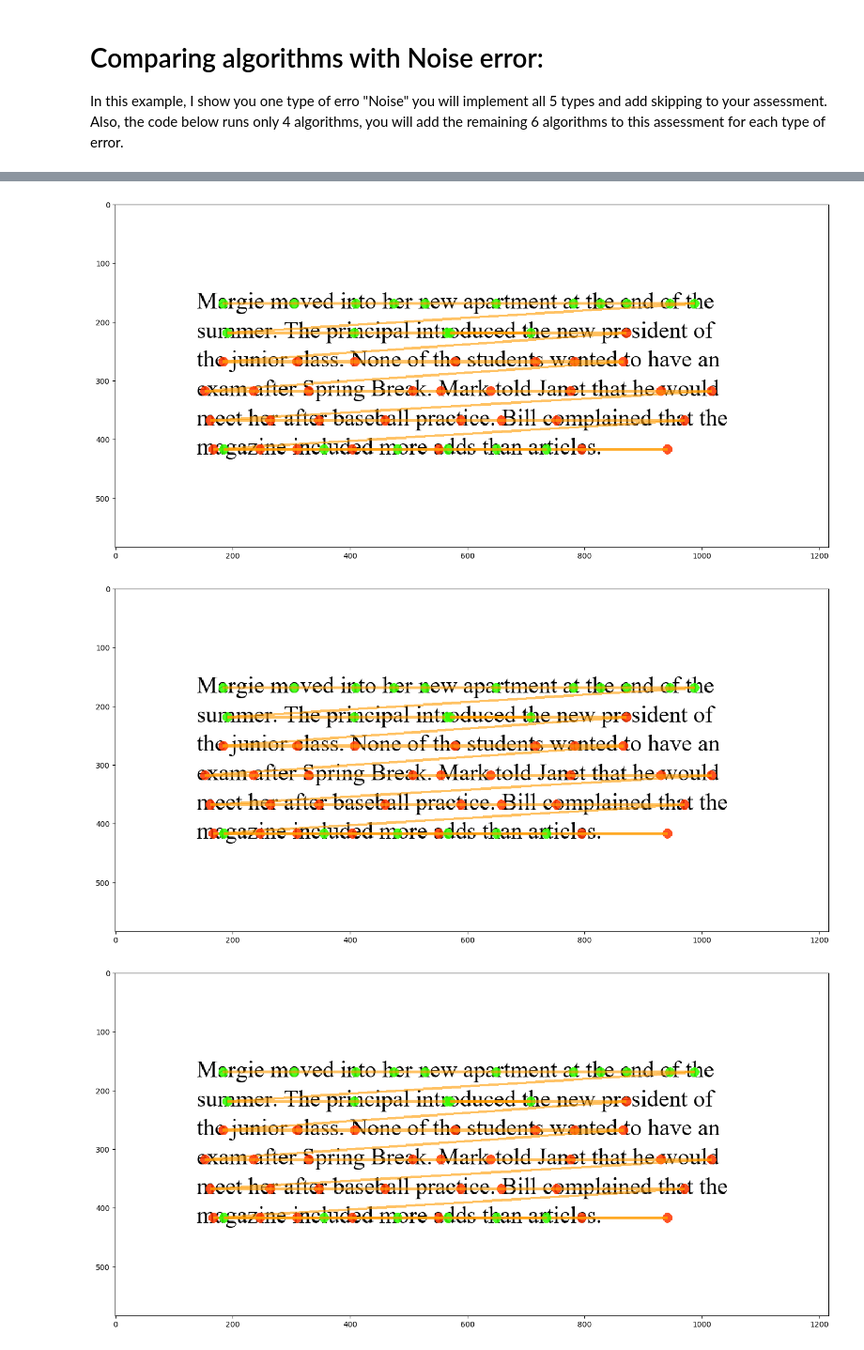
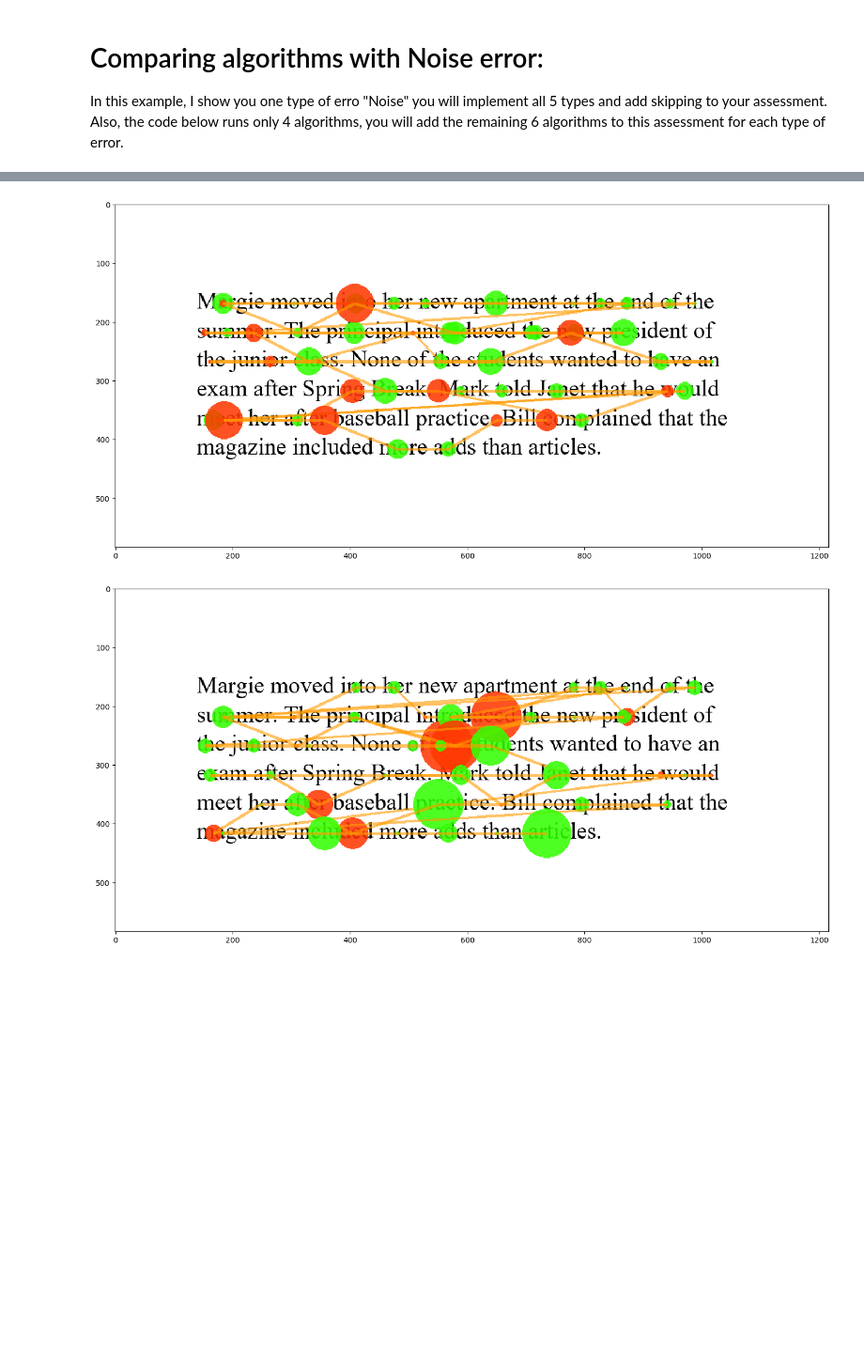
Before and after one commit to Jsosau24/CS421-project1, a Jupyter notebook: 2-Simulate-correction-on-synthetic-dataset-noise.ipynb, the cells around one changed output, grey strips where cells are left out. Shown at 94% size. Cells and saved outputs as stored; diff of their text form; code cells hidden in the pictures; blank space fills up the shorter version.

```diff
--- a/2-Simulate-correction-on-synthetic-dataset-noise.ipynb
+++ b/2-Simulate-correction-on-synthetic-dataset-noise.ipynb
@@ -105,19 +105,18 @@ for robot_index in tqdm(range(1)):#1 is for one robot
 
     for error_probability in range(0, 11):
         # generate error
-        #error_test = correction.error_noise(error_probability/10, 30, error_probability/10, data['robot' + str(robot_index)].copy())
-        error_test = correction.error_slope(data['robot' + str(robot_index)].copy())
+        error_test = correction.error_noise(error_probability/10, 30, error_probability/10, data['robot' + str(robot_index)].copy())
 
         # attach correction
-        percentage = r.attach_correction(error_test, line_ys, aoi, data['robot' + str(robot_index)])
+        percentage, corrections, match_list = r.attach_correction(error_test, line_ys, aoi, data['robot' + str(robot_index)])
         attach_results[error_probability].append(percentage)
 
         # chain correction
-        percentage = r.chain_correction(error_test, line_ys, aoi, data['robot' + str(robot_index)])
+        percentage, corrections, match_list = r.chain_correction(error_test, line_ys, aoi, data['robot' + str(robot_index)])
         chain_results[error_probability].append(percentage)
 
         # regress correction
-        percentage = r.regress_correction(error_test, line_ys, aoi, data['robot' + str(robot_index)])
+        percentage, corrections, match_list = r.regress_correction(error_test, line_ys, aoi, data['robot' + str(robot_index)])
         regress_results[error_probability].append(percentage)
 
         # warp correction
@@ -125,30 +124,30 @@ for robot_index in tqdm(range(1)):#1 is for one robot
         warp_results[error_probability].append(percentage)
 
         # cluster correction
-        percentage = r.cluster_correction(error_test, line_ys, aoi, data['robot' + str(robot_index)])
+        percentage, corrections, match_list = r.cluster_correction(error_test, line_ys, aoi, data['robot' + str(robot_index)])
         cluster_results[error_probability].append(percentage)
 
         # compare correction
-        percentage = r.compare_correction(error_test, line_ys, word_centers, aoi, data['robot' + str(robot_index)])
+        percentage, corrections, match_list = r.compare_correction(error_test, line_ys, word_centers, aoi, data['robot' + str(robot_index)])
         compare_results[error_probability].append(percentage)
 
         # merge correction
-        percentage = r.merge_correction(error_test, line_ys, aoi, data['robot' + str(robot_index)])
+        percentage, corrections, match_list = r.merge_correction(error_test, line_ys, aoi, data['robot' + str(robot_index)])
         merge_results[error_probability].append(percentage)
 
         # segment correction
-        percentage = r.segment_correction(error_test, line_ys, aoi, data['robot' + str(robot_index)])
+        percentage, corrections, match_list = r.segment_correction(error_test, line_ys, aoi, data['robot' + str(robot_index)])
         segment_results[error_probability].append(percentage)
 
         # split correction
-        percentage = r.split_correction(error_test, line_ys, aoi, data['robot' + str(robot_index)])
+        percentage, corrections, match_list = r.split_correction(error_test, line_ys, aoi, data['robot' + str(robot_index)])
         split_results[error_probability].append(percentage)
 
         # stretch correction
-        percentage = r.stretch_correction(error_test, line_ys, aoi, data['robot' + str(robot_index)])
+        percentage, corrections, match_list = r.stretch_correction(error_test, line_ys, aoi, data['robot' + str(robot_index)])
         stretch_results[error_probability].append(percentage)
 
         if percentage < 1:
-            correction.draw_correction('synthetic_text.png', warp_correction, match_list)
+            correction.draw_correction('synthetic_text.png', corrections, match_list)
             print("robot:", robot_index, "    error probability:", error_probability)
 # %% [output]
@@ -173,3 +170,2 @@ robot: 0     error probability: 10
-[figure, old version]
+[figure, new version]
-[figure, old version]
+[figure, new version]
-[figure, removed]
```
Also changed, not shown: parts of 8 cells of this notebook, 2 other files.
